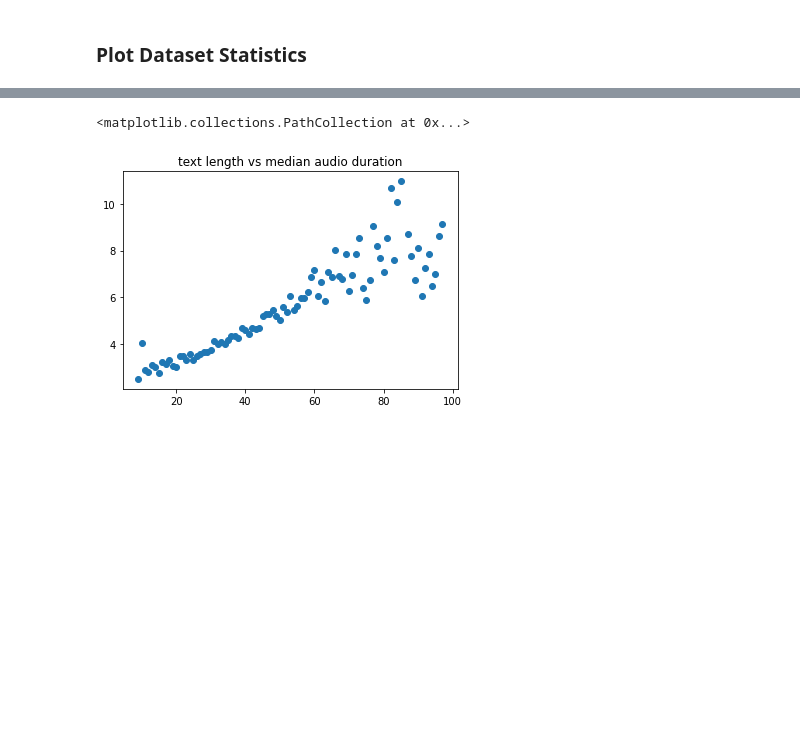
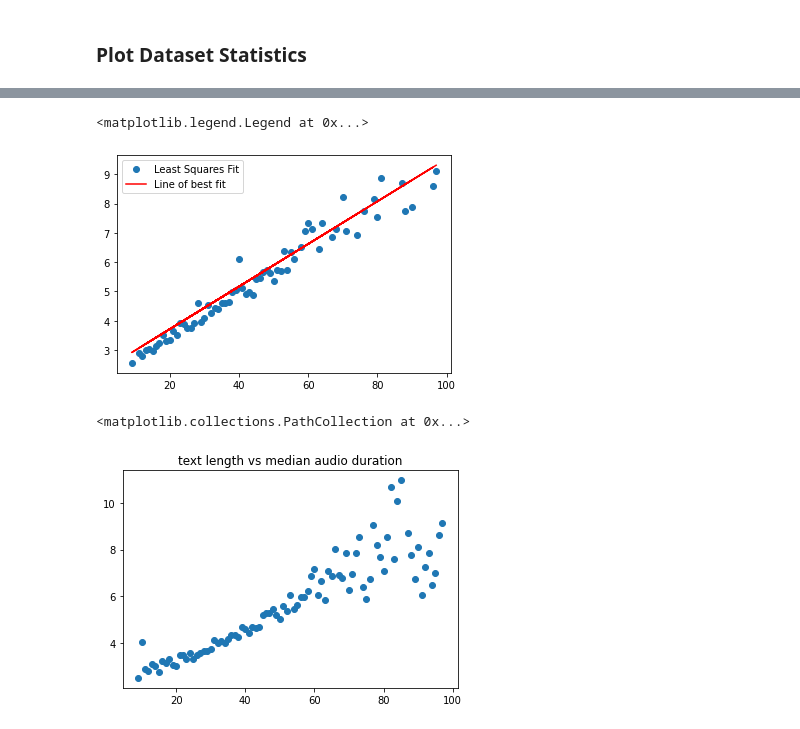
Before and after one commit to jaggukaka/TTS, a Jupyter notebook: notebooks/dataset_analysis/AnalyzeDataset.ipynb, the cells around one changed output, grey strips where cells are left out. Saved outputs shown, nothing was run; the diff lists cells and outputs as text; code cells hidden in the pictures; blank space fills up the shorter version.

```diff
--- a/notebooks/dataset_analysis/AnalyzeDataset.ipynb
+++ b/notebooks/dataset_analysis/AnalyzeDataset.ipynb
@@ -218,0 +237,18 @@ plt.scatter(list(text_vs_avg.keys()), list(text_vs_avg.values()))
+# %%
+# filter outliers
+X_filtered = []
+Y_filtered = []
+for i, x in enumerate(X):
+    if abs(Y[i] - (m*x + c)) < 1:
+        X_filtered.append(x)
+        Y_filtered.append(Y[i])
+
+X_filtered = np.array(X_filtered)
+Y_filtered = np.array(Y_filtered)
+# plot the line
+plt.plot(X_filtered, Y_filtered, 'o', label='Least Squares Fit')
+plt.plot(X_filtered, m*X_filtered + c, 'r', label='Line of best fit')
+plt.legend()
+# %% [output]
+<matplotlib.legend.Legend at 0x...>
+[figure, added]
```
Also changed, not shown: parts of 11 cells of this notebook, 1 other file.
